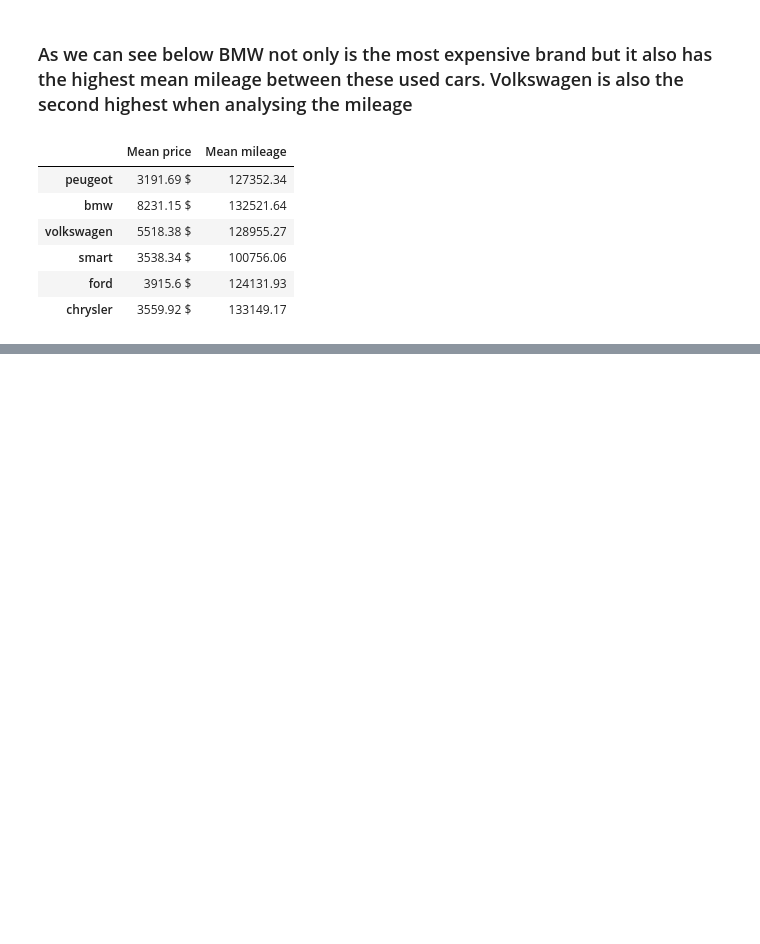
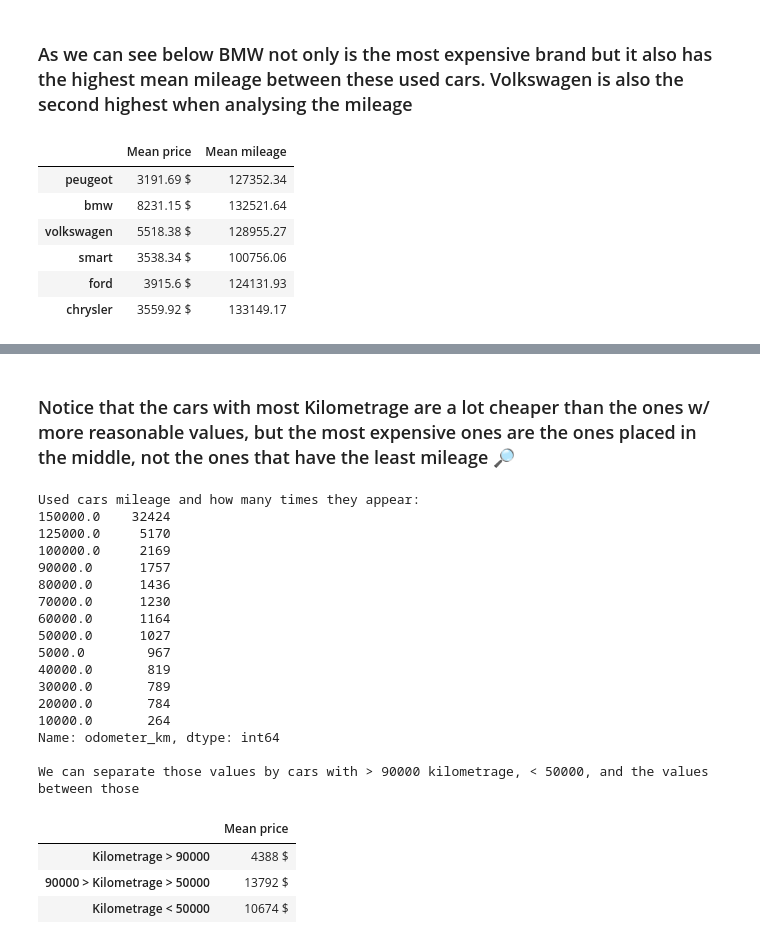
Before and after one commit to lucasmsa/dataquest, a Jupyter notebook: Data Scientist in Pyhton path/NumPy and Pandas Fundamentals/src/used_cars_analysis.ipynb, the cells around one changed output, grey strips where cells are left out. Drawn from its saved outputs; the diff is of its cells as text; code cells hidden in the pictures; blank space fills up the shorter version.

```diff
--- a/Data Scientist in Pyhton path/NumPy and Pandas Fundamentals/src/used_cars_analysis.ipynb
+++ b/Data Scientist in Pyhton path/NumPy and Pandas Fundamentals/src/used_cars_analysis.ipynb
@@ -86,0 +91,8 @@ Index(['date_crawled', 'name', 'seller', 'offer_type', 'price', 'ab_test',
+# %%
+print(f"Sellers: {autos['seller'].unique()}\nGearbox: {autos['gearbox'].unique()}\nUnrepaired Damage: {autos['unrepaired_damage'].unique()}\n---\n")
+
+autos["seller"] = autos["seller"].str.replace("privat", "private").str.replace("privat", "commercial")
+autos["gearbox"] = autos["gearbox"].str.replace("manuell", "manual").str.replace("automatik", "automatic")
+autos["unrepaired_damage"] = autos["unrepaired_damage"].str.replace("nein", "no").str.replace("ja", "yes")
+
+print(f"Sellers: {autos['seller'].unique()}\nGearbox: {autos['gearbox'].unique()}\nUnrepaired Damage: {autos['unrepaired_damage'].unique()}")
@@ -371,0 +416,37 @@ compare_brands_prices_and_mileage(autos, top_brands_mean_price)
+# %% [markdown]
+### Notice that the cars with most Kilometrage are a lot cheaper than the ones w/ more reasonable values, but the most expensive ones are the ones placed in the middle, not the ones that have the least mileage 🔎
+# %%
+def check_odometer_prices(df: pd.DataFrame):
+    print(f"Used cars mileage and how many times they appear:\n{df['odometer_km'].value_counts()}")
+    print("\nWe can separate those values by cars with > 90000 kilometrage, < 50000, and the values between those")
+    top_km_price, medium_km_price, min_km_price = (round(df.loc[df["odometer_km"] > 90000, "price"].mean()),
+                                                     round(df.loc[df["odometer_km"] < 50000, "price"].mean()),
+                                                         round(df.loc[(df["odometer_km"] > 50000) & (df["odometer_km"] < 90000), "price"].mean()))
+    return pd.DataFrame(
+                pd.Series({"Kilometrage > 90000": f"{top_km_price} $","90000 > Kilometrage > 50000": f"{medium_km_price} $","Kilometrage < 50000": f"{min_km_price} $"}),
+                columns=["Mean price"]
+            )
+
+check_odometer_prices(autos)
+# %% [output]
+Used cars mileage and how many times they appear:
+150000.0    32424
+125000.0     5170
+100000.0     2169
+90000.0      1757
+80000.0      1436
+70000.0      1230
+60000.0      1164
+50000.0      1027
+5000.0        967
+40000.0       819
+30000.0       789
+20000.0       784
+10000.0       264
+Name: odometer_km, dtype: int64
+
+We can separate those values by cars with > 90000 kilometrage, < 50000, and the values between those
+|  | Mean price |
+| Kilometrage > 90000 | 4388 $ |
+| 90000 > Kilometrage > 50000 | 13792 $ |
+| Kilometrage < 50000 | 10674 $ |
```
Also changed, not shown: parts of 8 cells of this notebook.
